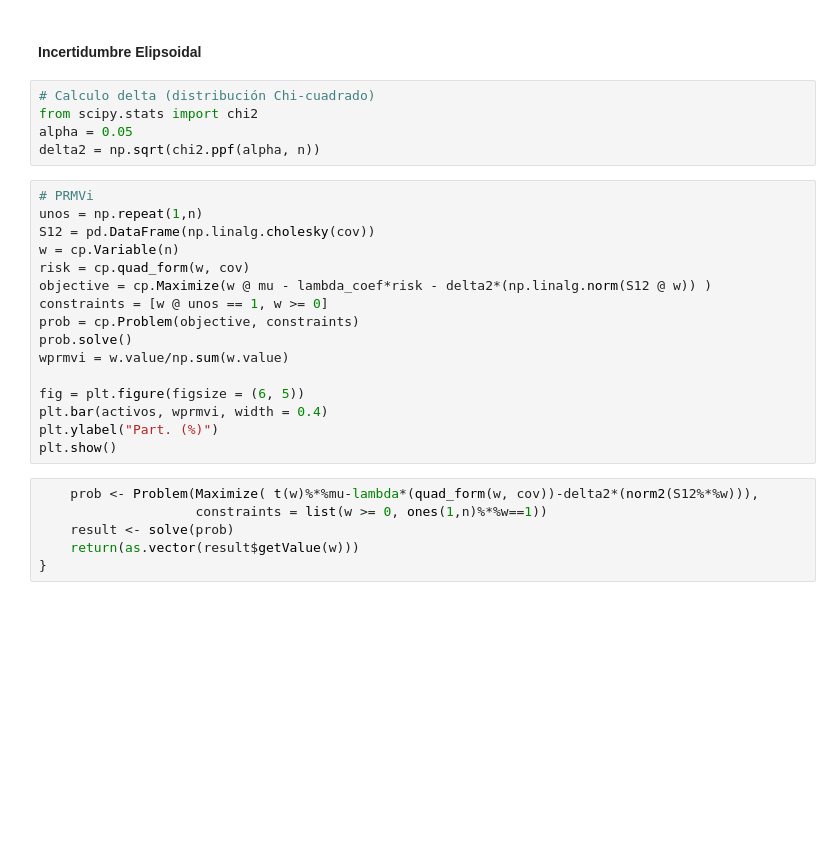
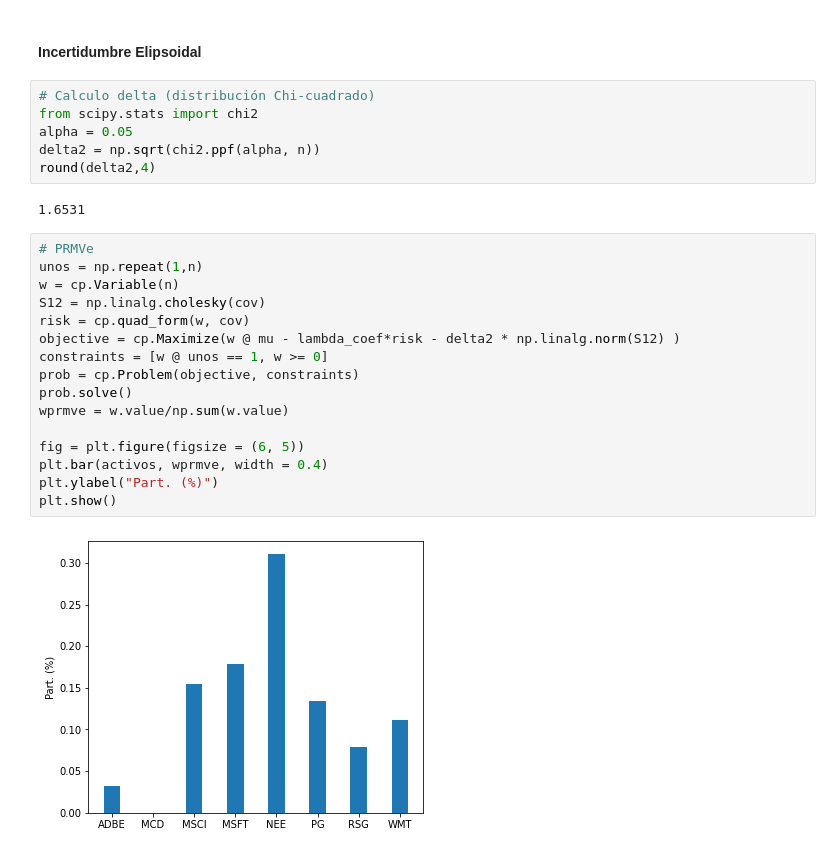
Before and after one commit to cazapata25/GMP, a Jupyter notebook: Python/cap13.ipynb, the cells around one changed output. Saved outputs shown, nothing was run; the diff lists cells and outputs as text; blank space fills up the shorter version.

```diff
--- a/Python/cap13.ipynb
+++ b/Python/cap13.ipynb
@@ -127,25 +129,24 @@ plt.show()
 from scipy.stats import chi2
 alpha = 0.05
 delta2 = np.sqrt(chi2.ppf(alpha, n))
+round(delta2,4)
+# %% [output]
+1.6531
 # %%
-# PRMVi
+# PRMVe
 unos = np.repeat(1,n)
-S12 = pd.DataFrame(np.linalg.cholesky(cov))
 w = cp.Variable(n)
+S12 = np.linalg.cholesky(cov)
 risk = cp.quad_form(w, cov)
-objective = cp.Maximize(w @ mu - lambda_coef*risk - delta2*(np.linalg.norm(S12 @ w)) )
+objective = cp.Maximize(w @ mu - lambda_coef*risk - delta2 * np.linalg.norm(S12) )
 constraints = [w @ unos == 1, w >= 0]
 prob = cp.Problem(objective, constraints)
 prob.solve()
-wprmvi = w.value/np.sum(w.value)
+wprmve = w.value/np.sum(w.value)
 
 fig = plt.figure(figsize = (6, 5))
-plt.bar(activos, wprmvi, width = 0.4)
+plt.bar(activos, wprmve, width = 0.4)
 plt.ylabel("Part. (%)")
 plt.show()
+# %% [output]
+[figure, added]
-# %%
-    prob <- Problem(Maximize( t(w)%*%mu-lambda*(quad_form(w, cov))-delta2*(norm2(S12%*%w))),
-                    constraints = list(w >= 0, ones(1,n)%*%w==1))
-    result <- solve(prob)
-    return(as.vector(result$getValue(w)))
-}
```
Also changed, not shown: parts of 3 cells of this notebook, 1 other file.
